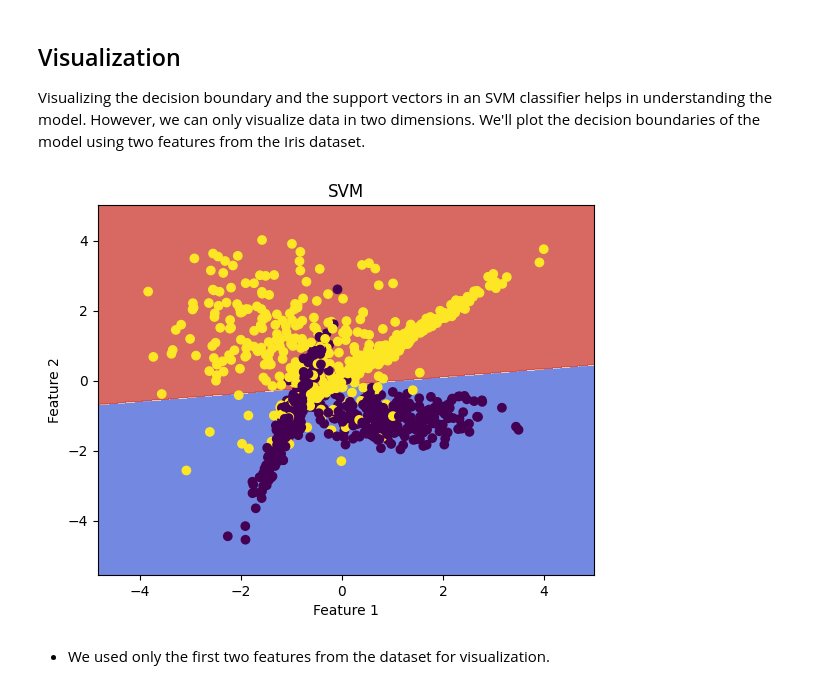
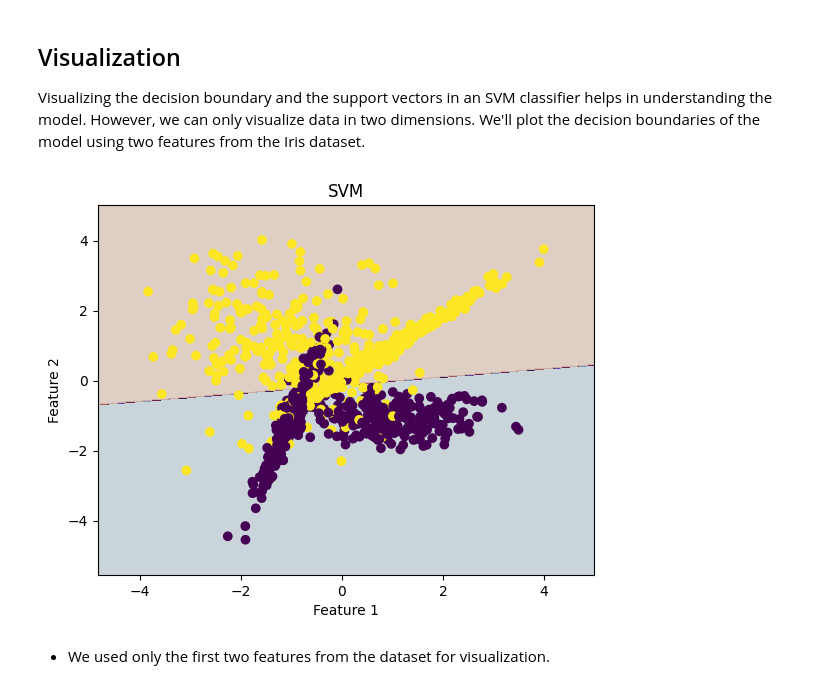
Before and after one commit to akshay-rajan/S3, a Jupyter notebook: DS/support_vector_machines.ipynb, the cells around one changed output. Cells and saved outputs as stored; diff of their text form; code cells hidden in the pictures.

Commit message:
Fix visualization

```diff
--- a/DS/support_vector_machines.ipynb
+++ b/DS/support_vector_machines.ipynb
@@ -91,26 +91,27 @@ import matplotlib.pyplot as plt
 # %%
 # Using only two features for visualization
 X_vis = X[:, :2]
 
 # Create a mesh to plot the decision boundary
 h = .02  # step size in the mesh
 x_min, x_max = X_vis[:, 0].min() - 1, X_vis[:, 0].max() + 1
 y_min, y_max = X_vis[:, 1].min() - 1, X_vis[:, 1].max() + 1
 xx, yy = np.meshgrid(np.arange(x_min, x_max, h), np.arange(y_min, y_max, h))
 
 # Plot the decision boundary
-Z = model.predict(np.c_[xx.ravel(), yy.ravel()])
+Z = model.predict(np.c_[xx.ravel(), yy.ravel()]) # Ravel converts from 2d to 1d
 Z = Z.reshape(xx.shape)
-plt.contourf(xx, yy, Z, cmap=plt.cm.coolwarm, alpha=0.8)
+plt.contourf(xx, yy, Z, cmap=plt.cm.twilight, alpha=0.8)
+
 
 # Plot the training points
 plt.scatter(X_vis[:, 0], X_vis[:, 1], c=y, cmap=plt.cm.viridis)
 plt.xlabel('Feature 1')
 plt.ylabel('Feature 2')
 plt.title('SVM')
 plt.show()
 # %% [output]
-[figure, old version]
+[figure, new version]
 # %% [markdown]
 - We used only the first two features from the dataset for visualization.
 # %% [markdown]
```
